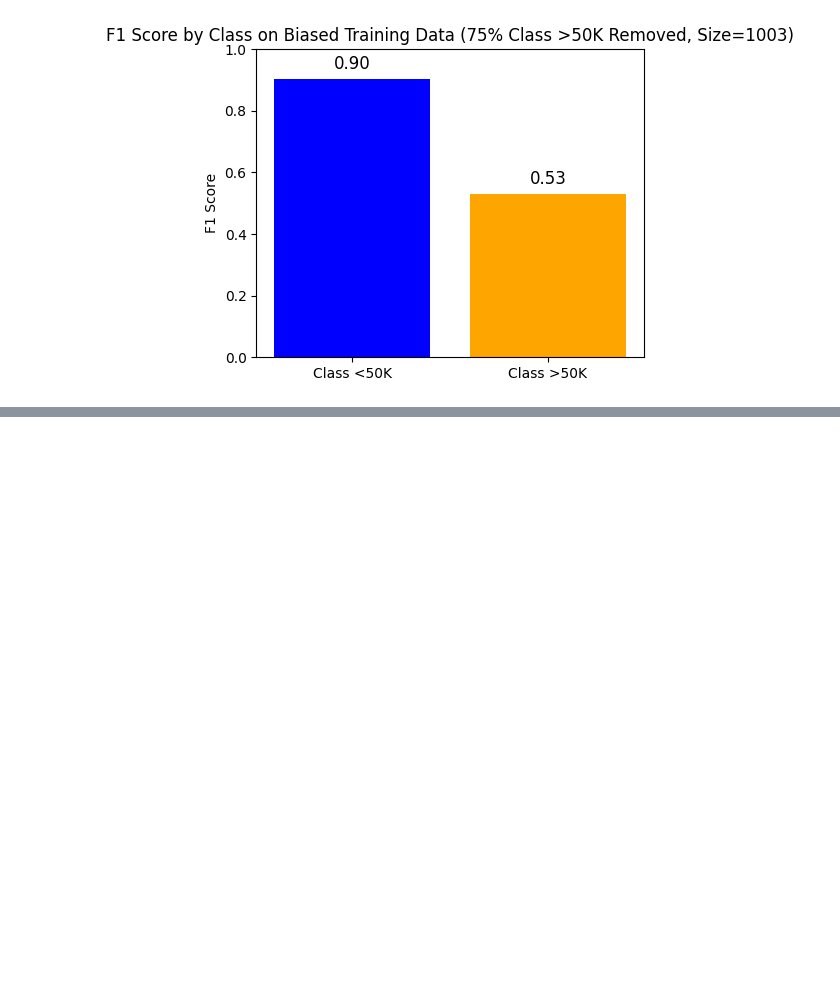
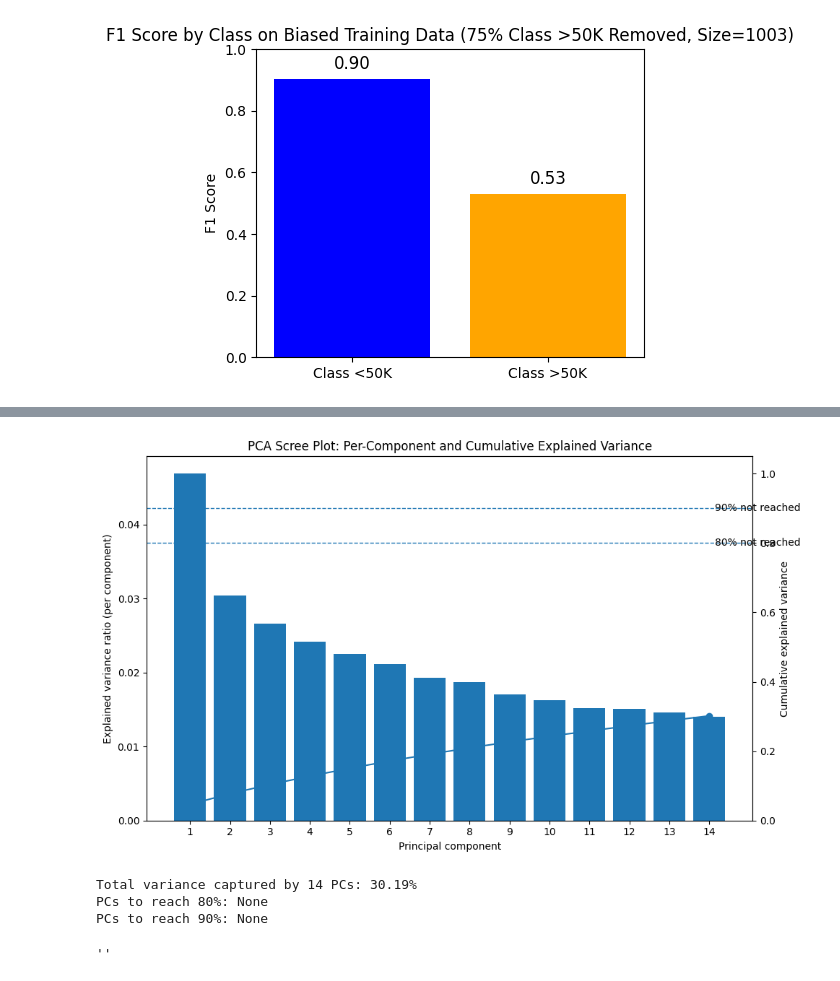
Before and after one commit to LucasHartmanWestern/cs_9170_project, a Jupyter notebook: notebooks/census_income.ipynb, the cells around one changed output, grey strips where cells are left out. Drawn from its saved outputs; the diff is of its cells as text; code cells hidden in the pictures; blank space fills up the shorter version.

```diff
--- a/notebooks/census_income.ipynb
+++ b/notebooks/census_income.ipynb
@@ -313,0 +370,56 @@ def split_dataset(self, seq_len=5, seed=42):
+# %%
+# Single scree plot: explained variance up to 14 components (or as many as available)
+
+import numpy as np
+import matplotlib.pyplot as plt
+from sklearn.decomposition import PCA
+
+if "X_bal_scaled" not in globals():
+    raise RuntimeError("X_bal_scaled not found. Run the cell that builds and scales X_bal first.")
+
+max_n = min(14, X_bal_scaled.shape[1])
+pca = PCA(n_components=max_n, random_state=0).fit(X_bal_scaled)
+evr = pca.explained_variance_ratio_
+cum = np.cumsum(evr)
+
+fig, ax1 = plt.subplots(figsize=(10, 6))
+
+# Bars: per-component explained variance
+xs = np.arange(1, max_n + 1)
+ax1.bar(xs, evr)
+ax1.set_xlabel("Principal component")
+ax1.set_ylabel("Explained variance ratio (per component)")
+ax1.set_xticks(xs)
+
+# Line: cumulative explained variance (second y-axis)
+ax2 = ax1.twinx()
+ax2.plot(xs, cum, marker="o")
+ax2.set_ylabel("Cumulative explained variance")
+ax2.set_ylim(0, 1.05)
+
+# Optional guide lines for 80% / 90%
+for thr in (0.80, 0.90):
+    ax2.axhline(thr, linestyle="--", linewidth=1)
+    # find number of components to reach threshold
+    n_thr = int(np.searchsorted(cum, thr) + 1) if cum[-1] >= thr else None
+    label = f"{int(thr*100)}% @ {n_thr} PCs" if n_thr is not None else f"{int(thr*100)}% not reached"
+    ax2.text(max_n + 0.15, thr, label, va="center")
+
+plt.title("PCA Scree Plot: Per-Component and Cumulative Explained Variance")
+plt.tight_layout()
+plt.show()
+
+# Also print a quick summary
+def n_for(threshold):
+    return int(np.searchsorted(cum, threshold) + 1) if cum[-1] >= threshold else None
+
+print(f"Total variance captured by {max_n} PCs: {cum[-1]:.2%}")
+print(f"PCs to reach 80%: {n_for(0.80)}")
+print(f"PCs to reach 90%: {n_for(0.90)}")
+""
+# %% [output]
+[figure, added]
+Total variance captured by 14 PCs: 30.19%
+PCs to reach 80%: None
+PCs to reach 90%: None
+''
```
Also changed, not shown: parts of 3 cells of this notebook, 6 other files.
